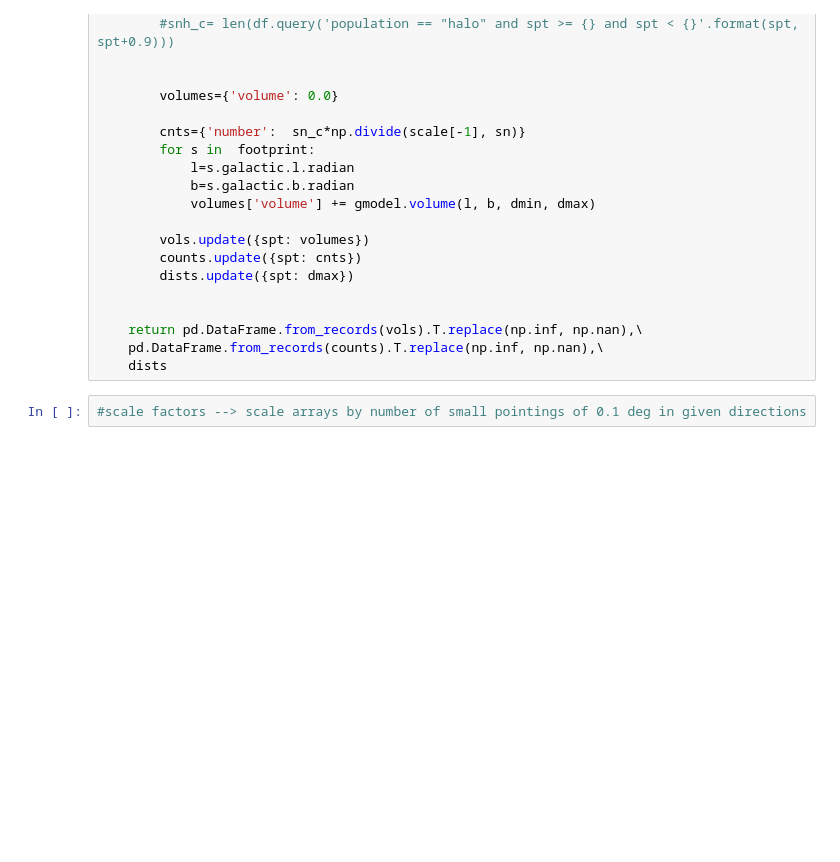
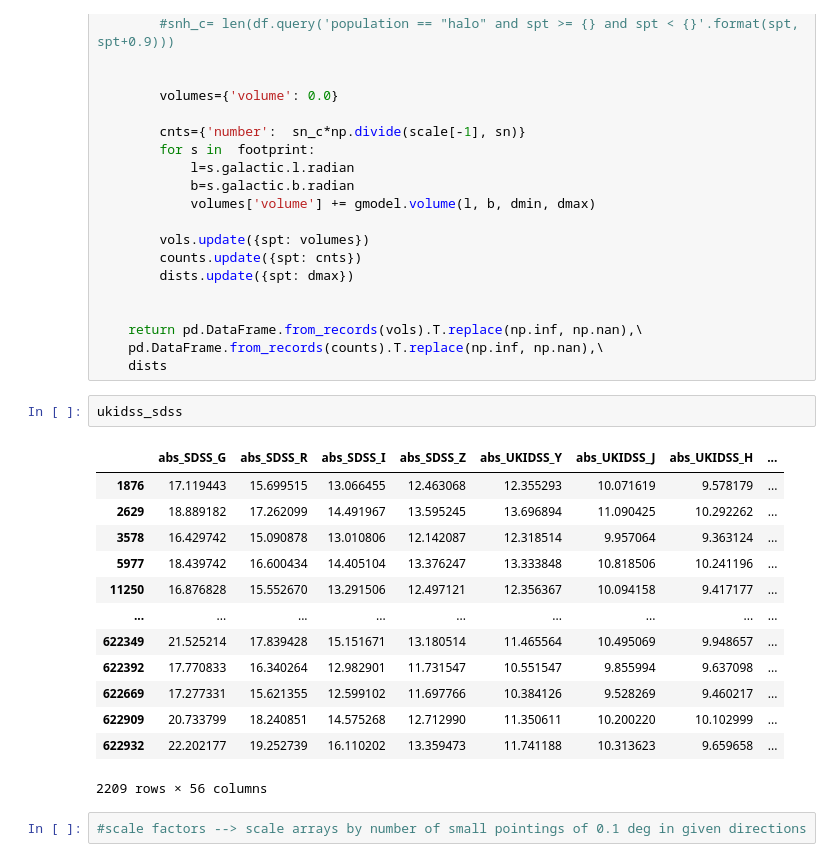
Before and after one commit to caganze/lsstsims, a Jupyter notebook: notebooks/Lodieu VHS, SDSS paper.ipynb, the cells around one changed output. Cells and saved outputs as stored; diff of their text form; blank space fills up the shorter version.

```diff
--- a/notebooks/Lodieu VHS, SDSS paper.ipynb
+++ b/notebooks/Lodieu VHS, SDSS paper.ipynb
@@ -393,6 +428,22 @@ def compute_vols_and_numbers(df, gmodel, sptgrid,  footprint, maglimits, kind='d
     return pd.DataFrame.from_records(vols).T.replace(np.inf, np.nan),\
     pd.DataFrame.from_records(counts).T.replace(np.inf, np.nan),\
     dists
+# %%
+ukidss_sdss
+# %% [output]
+|  | abs_SDSS_G | abs_SDSS_R | abs_SDSS_I | abs_SDSS_Z | abs_UKIDSS_Y | abs_UKIDSS_J | abs_UKIDSS_H | ... |
+| 1876 | 17.119443 | 15.699515 | 13.066455 | 12.463068 | 12.355293 | 10.071619 | 9.578179 | ... |
+| 2629 | 18.889182 | 17.262099 | 14.491967 | 13.595245 | 13.696894 | 11.090425 | 10.292262 | ... |
+| 3578 | 16.429742 | 15.090878 | 13.010806 | 12.142087 | 12.318514 | 9.957064 | 9.363124 | ... |
+| 5977 | 18.439742 | 16.600434 | 14.405104 | 13.376247 | 13.333848 | 10.818506 | 10.241196 | ... |
+| 11250 | 16.876828 | 15.552670 | 13.291506 | 12.497121 | 12.356367 | 10.094158 | 9.417177 | ... |
+| ... | ... | ... | ... | ... | ... | ... | ... | ... |
+| 622349 | 21.525214 | 17.839428 | 15.151671 | 13.180514 | 11.465564 | 10.495069 | 9.948657 | ... |
+| 622392 | 17.770833 | 16.340264 | 12.982901 | 11.731547 | 10.551547 | 9.855994 | 9.637098 | ... |
+| 622669 | 17.277331 | 15.621355 | 12.599102 | 11.697766 | 10.384126 | 9.528269 | 9.460217 | ... |
+| 622909 | 20.733799 | 18.240851 | 14.575268 | 12.712990 | 11.350611 | 10.200220 | 10.102999 | ... |
+| 622932 | 22.202177 | 19.252739 | 16.110202 | 13.359473 | 11.741188 | 10.313623 | 9.659658 | ... |
+2209 rows × 56 columns
 # %%
 #scale factors --> scale arrays by number of small pointings of 0.1 deg in given directions
 # %%
```
Also changed, not shown: parts of 50 cells of this notebook, 11 other files.
